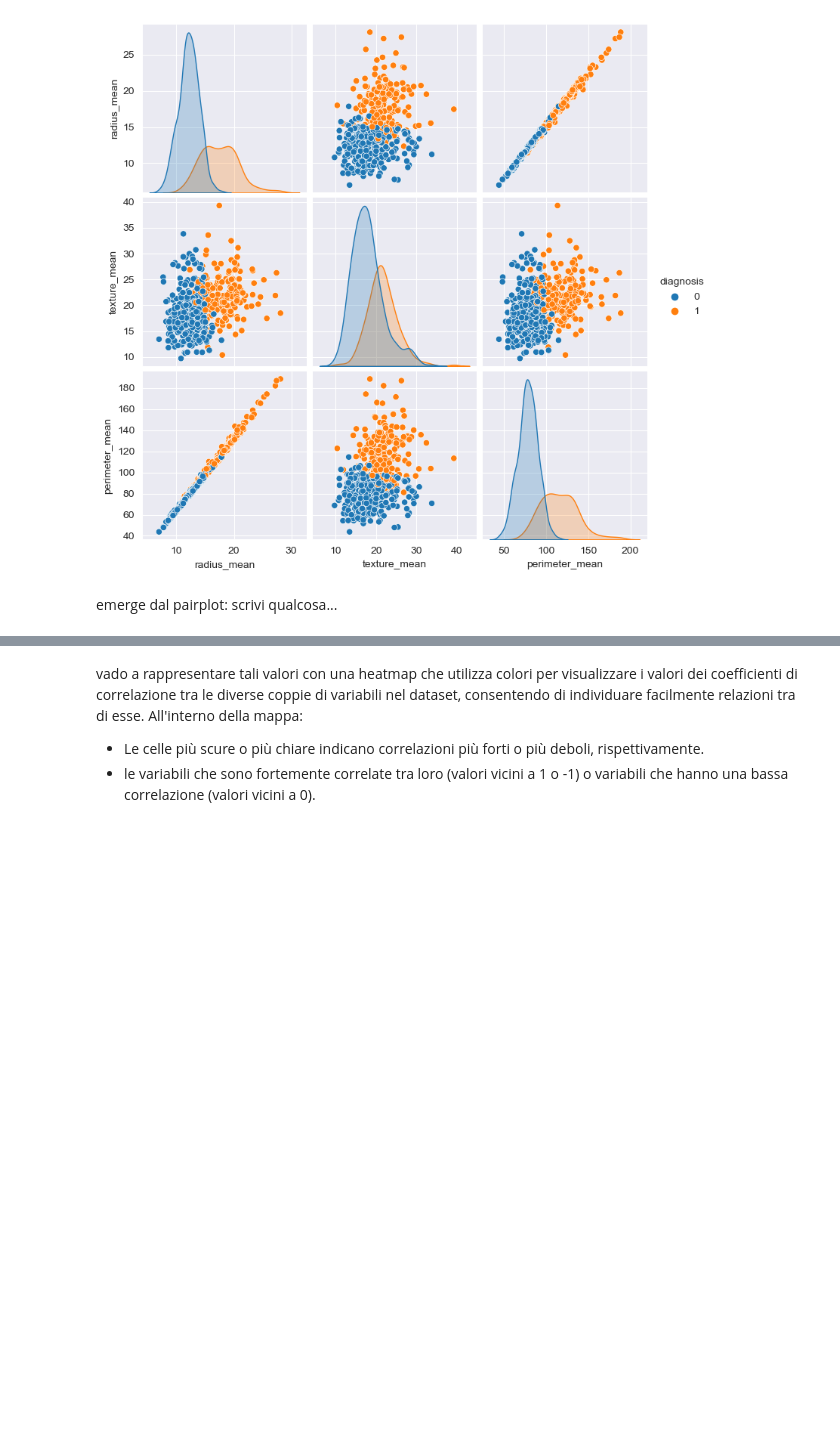
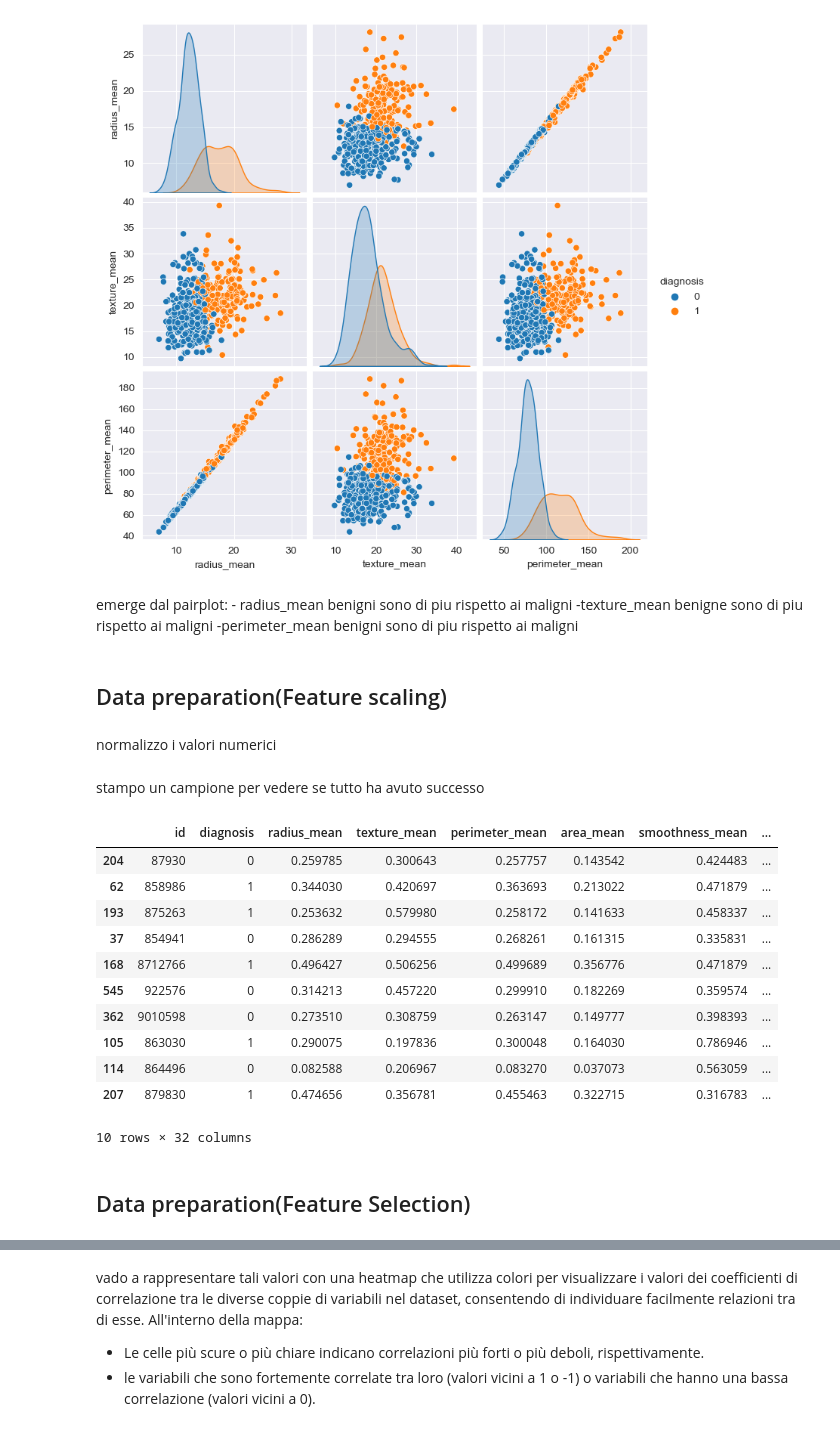
Before and after one commit to chiaracos/BreastCancerPrediction, a Jupyter notebook: BreastCancerPrediction.ipynb, the cells around one changed output, grey strips where cells are left out. Drawn from its saved outputs; the diff is of its cells as text; code cells hidden in the pictures; blank space fills up the shorter version.

```diff
--- a/BreastCancerPrediction.ipynb
+++ b/BreastCancerPrediction.ipynb
@@ -170,4 +170,10 @@ sns.pairplot(df.iloc[:,1:5],hue="diagnosis")
 [figure]
 # %% [markdown]
 emerge dal pairplot:
-scrivi qualcosa...
+    - radius_mean benigni sono di piu rispetto ai maligni
+    -texture_mean benigne sono di piu rispetto ai  maligni
+    -perimeter_mean benigni sono di piu rispetto ai maligni
+# %% [markdown]
+## Data preparation(Feature scaling)
+# %% [markdown]
+normalizzo i valori numerici
@@ -173,0 +193,19 @@ scrivi qualcosa...
+# %% [markdown]
+stampo un campione per vedere se tutto ha avuto successo
+# %%
+df.sample(10)
+# %% [output]
+|  | id | diagnosis | radius_mean | texture_mean | perimeter_mean | area_mean | smoothness_mean | ... |
+| 204 | 87930 | 0 | 0.259785 | 0.300643 | 0.257757 | 0.143542 | 0.424483 | ... |
+| 62 | 858986 | 1 | 0.344030 | 0.420697 | 0.363693 | 0.213022 | 0.471879 | ... |
+| 193 | 875263 | 1 | 0.253632 | 0.579980 | 0.258172 | 0.141633 | 0.458337 | ... |
+| 37 | 854941 | 0 | 0.286289 | 0.294555 | 0.268261 | 0.161315 | 0.335831 | ... |
+| 168 | 8712766 | 1 | 0.496427 | 0.506256 | 0.499689 | 0.356776 | 0.471879 | ... |
+| 545 | 922576 | 0 | 0.314213 | 0.457220 | 0.299910 | 0.182269 | 0.359574 | ... |
+| 362 | 9010598 | 0 | 0.273510 | 0.308759 | 0.263147 | 0.149777 | 0.398393 | ... |
+| 105 | 863030 | 1 | 0.290075 | 0.197836 | 0.300048 | 0.164030 | 0.786946 | ... |
+| 114 | 864496 | 0 | 0.082588 | 0.206967 | 0.083270 | 0.037073 | 0.563059 | ... |
+| 207 | 879830 | 1 | 0.474656 | 0.356781 | 0.455463 | 0.322715 | 0.316783 | ... |
+10 rows × 32 columns
+# %% [markdown]
+## Data preparation(Feature Selection)
```
Also changed, not shown: parts of 18 cells of this notebook.
